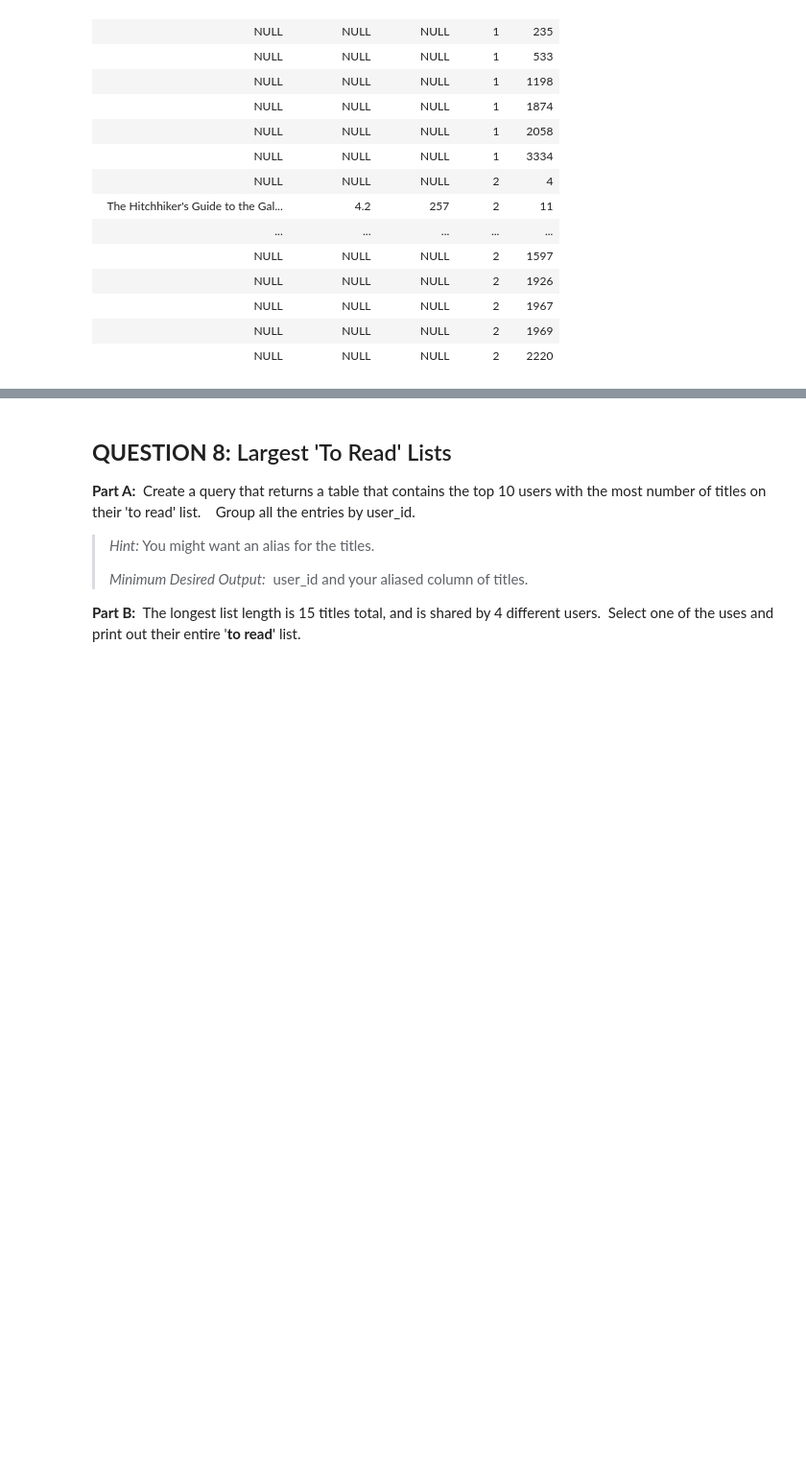
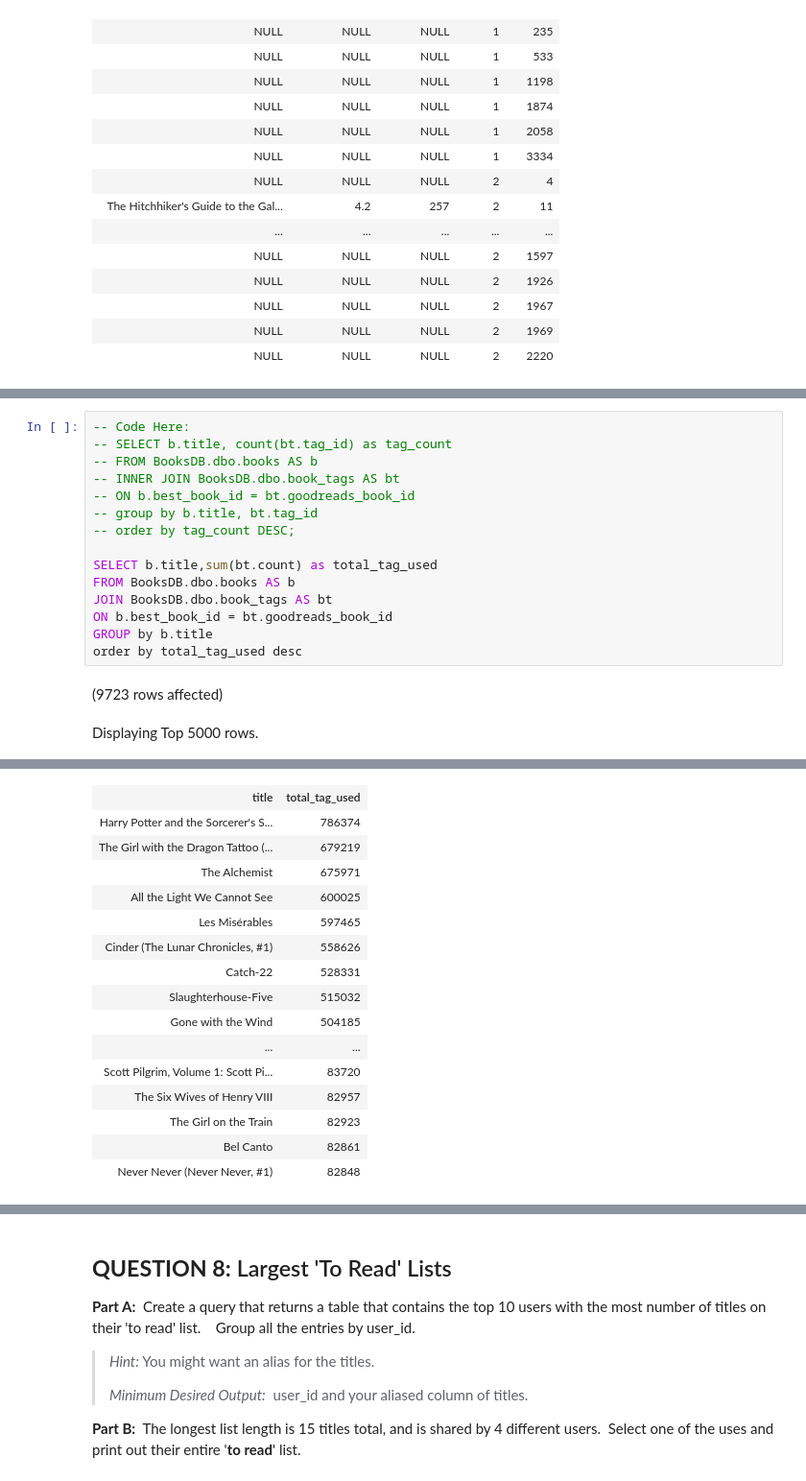
Before and after one commit to AishuSenthil/SQL-Part-3-Exercises, a Jupyter notebook: Notebook-1.ipynb, the cells around one changed output, grey strips where cells are left out. Shown at 96% size. Drawn from its saved outputs; the diff is of its cells as text; blank space fills up the shorter version.

```diff
--- a/Notebook-1.ipynb
+++ b/Notebook-1.ipynb
@@ -195,0 +216,18 @@ Total execution time: 00:00:00.058
+# %%
+-- Code Here:
+-- SELECT b.title, count(bt.tag_id) as tag_count
+-- FROM BooksDB.dbo.books AS b
+-- INNER JOIN BooksDB.dbo.book_tags AS bt
+-- ON b.best_book_id = bt.goodreads_book_id
+-- group by b.title, bt.tag_id
+-- order by tag_count DESC;
+
+SELECT b.title,sum(bt.count) as total_tag_used
+FROM BooksDB.dbo.books AS b
+JOIN BooksDB.dbo.book_tags AS bt
+ON b.best_book_id = bt.goodreads_book_id
+GROUP by b.title
+order by total_tag_used desc
+# %% [output]
+(9723 rows affected)
+Displaying Top 5000 rows.
@@ -196,3 +235,19 @@ Total execution time: 00:00:00.058
+| title | total_tag_used |
+| Harry Potter and the Sorcerer's S... | 786374 |
+| The Girl with the Dragon Tattoo (... | 679219 |
+| The Alchemist | 675971 |
+| All the Light We Cannot See | 600025 |
+| Les Misérables | 597465 |
+| Cinder (The Lunar Chronicles, #1) | 558626 |
+| Catch-22 | 528331 |
+| Slaughterhouse-Five | 515032 |
+| Gone with the Wind | 504185 |
+| ... | ... |
+| Scott Pilgrim, Volume 1: Scott Pi... | 83720 |
+| The Six Wives of Henry VIII | 82957 |
+| The Girl on the Train | 82923 |
+| Bel Canto | 82861 |
+| Never Never (Never Never, #1) | 82848 |
 # %% [markdown]
 ## **QUESTION 6:** Find a book based on a tag of your choice using joins.
 
```
Also changed, not shown: parts of 13 cells of this notebook.
